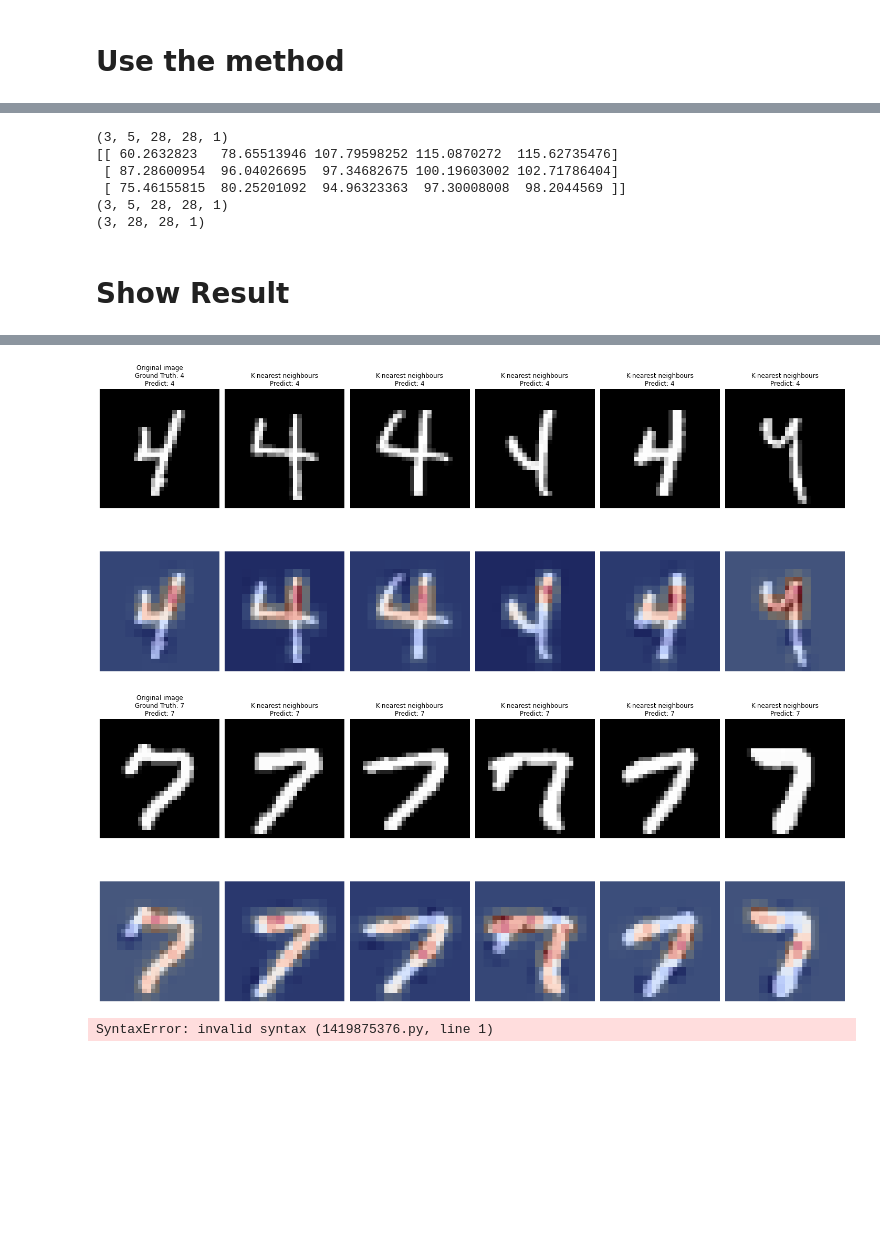
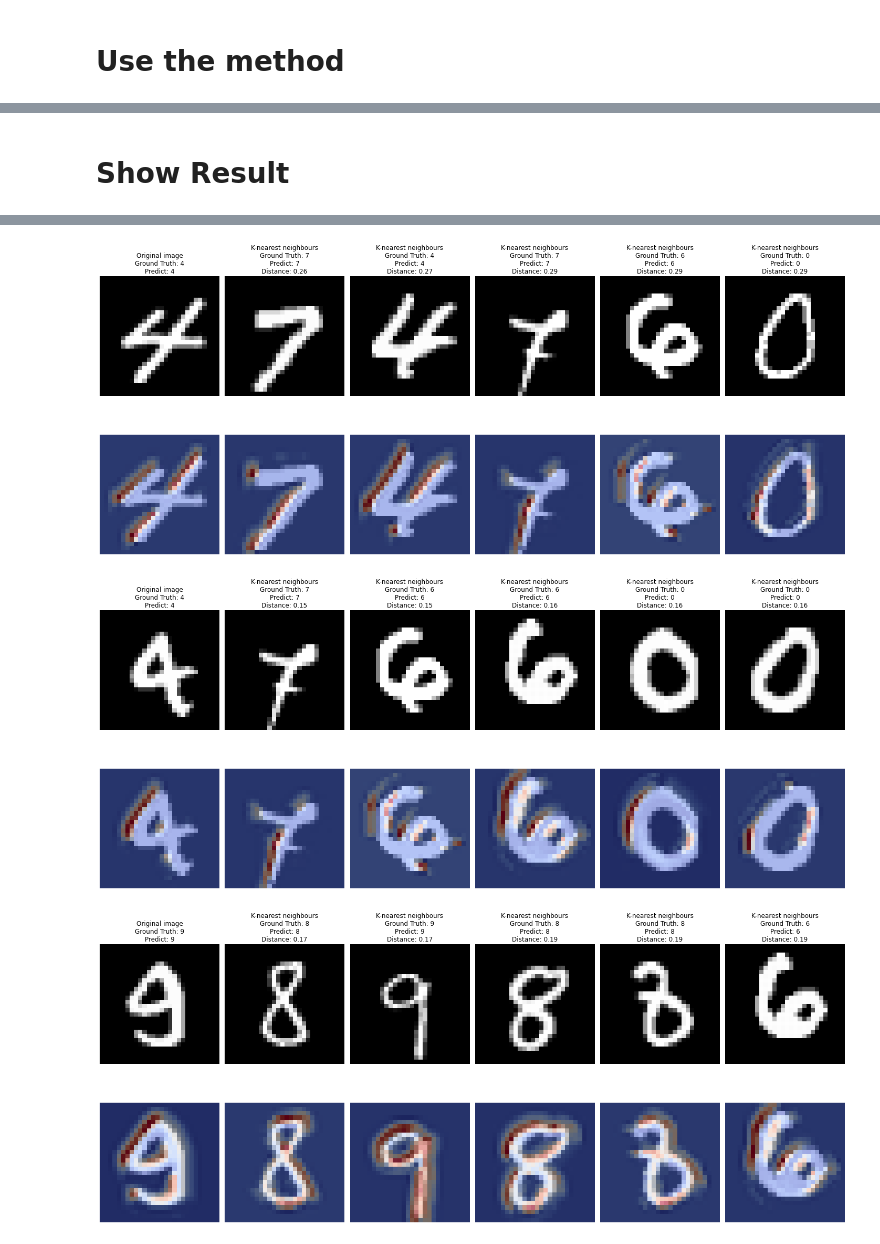
Before and after one commit to AdelinCO/twin-system, a Jupyter notebook: 2ndCBE_ANN_MNIST.ipynb, the cells around one changed output, grey strips where cells are left out. Drawn from its saved outputs; the diff is of its cells as text; code cells hidden in the pictures; blank space fills up the shorter version.

```diff
--- a/2ndCBE_ANN_MNIST.ipynb
+++ b/2ndCBE_ANN_MNIST.ipynb
@@ -40,9 +40,11 @@ if Train == True:
     validation_data=ds_val,
     )
 # %%
+nb_elements = 100
 images_tr = [elem[0] for elem in ds_train.as_numpy_iterator()]
 labels = [elem[1] for elem in ds_train.as_numpy_iterator()]
-images_tr = np.stack(images_tr[:150])
+images_tr = np.stack(images_tr[:nb_elements])
+labels = np.stack(labels[:nb_elements])
 labels = np.array(labels)
 
 image_list = [elem[0] for elem in ds_test.as_numpy_iterator()]
@@ -51,7 +53,7 @@ image_list = np.stack(image_list)
 labels_list = np.array(labels_list)
 
 targets_train = model.predict(images_tr)
-reduced_targets_train = targets_train[:150]
+reduced_targets_train = targets_train[:nb_elements]
 # %%
 print(images_tr.shape)
 print(targets_train.shape)
@@ -77,8 +79,8 @@ plt.show()"""
 
 
 
-nb_inputs = 3
-indice_input = 0
+nb_inputs = 4
+indice_input = 102
 inputs = image_list[indice_input:(indice_input + nb_inputs)]
 indice_originale = []
 for i in range(nb_inputs):
@@ -373,13 +450,16 @@ class CaseBasedExplainer():
 # %% [markdown]
 # Use the method
 # %%
-weights_extraction_function = Occlusion(model,patch_size=(4, 4), patch_stride=(2, 2),batch_size=16, occlusion_value=0).explain
+#weights_extraction_function = Occlusion(model, patch_size = (4, 4), patch_stride = (2, 2), batch_size = 128, occlusion_value = 0).explain
+#weights_extraction_function = VarGrad(model, output_layer=-1, nb_samples=200, noise=0.3).explain
+#weights_extraction_function = Rise(model).explain
+weights_extraction_function = GradCAM(model).explain
 distance_function = DistanceMetric.get_metric('euclidean')
 
-explainer = CaseBasedExplainer(model,
-                               images_tr,
-                               labels,
-                               distance_function = distance_function,
-                               weights_extraction_function = weights_extraction_function,
-                               k = 5)
+explainer = CaseBasedExplainer(model=model,
+                               case_dataset=images_tr,
+                               labels_train=labels,
+                               distance_function=distance_function,
+                               weights_extraction_function=weights_extraction_function,
+                               k=5)
 # %% [output]
@@ -387,18 +468,11 @@ explainer = CaseBasedExplainer(model,
 # %%
-examples, examples_distance, examples_weights, inputs_weights = explainer.explain(inputs)
-print(np.asarray(examples).shape)
-print(examples_distance)
-print(np.asarray(examples_weights).shape)
-print(np.asarray(inputs_weights).shape)
+examples, examples_distance, examples_weights, inputs_weights, examples_labels = explainer.explain(inputs)
+#print(np.asarray(examples).shape)
+#print(examples_distance)
+#print(np.asarray(examples_distance).shape)
+#print(np.asarray(inputs_weights).shape)
-# %% [output]
-(3, 5, 28, 28, 1)
-[[ 60.2632823   78.65513946 107.79598252 115.0870272  115.62735476]
- [ 87.28600954  96.04026695  97.34682675 100.19603002 102.71786404]
- [ 75.46155815  80.25201092  94.96323363  97.30008008  98.2044569 ]]
-(3, 5, 28, 28, 1)
-(3, 28, 28, 1)
 # %% [markdown]
 # Show Result
 # %%
-explainer.show_Result(inputs, examples, examples_distance, inputs_weights, examples_weights, indice_originale, labels, labels_list)
+explainer.show_result_images(inputs, examples, examples_distance, inputs_weights, examples_weights, indice_originale, examples_labels, labels_list)
 # %% [output]
@@ -406,24 +480,3 @@ explainer.show_Result(inputs, examples, examples_distance, inputs_weights, examp
-[figure, old version]
+[figure, new version]
-[figure, old version]
+[figure, new version]
+[figure, added]
-# %%
-explain:
-    # compute indices
-    examples, show_kwargs = self.extract_elements_from_indices(indices, ...)
-    return examples, show_kwargs
-
-extract_elements_from_indices(indices):
-    show_kwargs = {
-        "a": a,
-        "w": w,
-    }
-    return examples, show_kwargs
-
-show_result(x, ex, a, w):
-    ...
-
-ex, kwargs = explain(x, y)
-show_result(x, ex, **kwargs)
-
-ex, _ = explain()
-# %% [output]
-SyntaxError: invalid syntax (1419875376.py, line 1)
```
Also changed, not shown: parts of 9 cells of this notebook, 2 other files.
